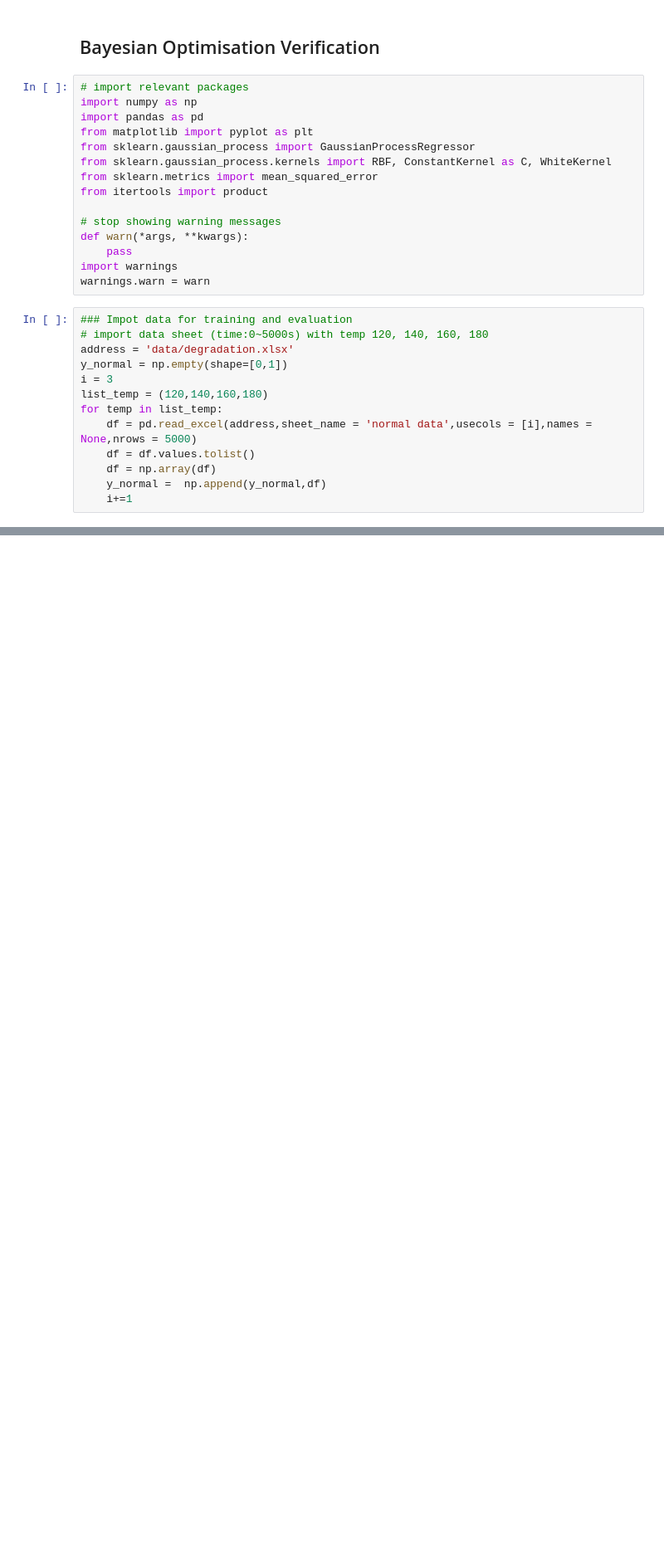
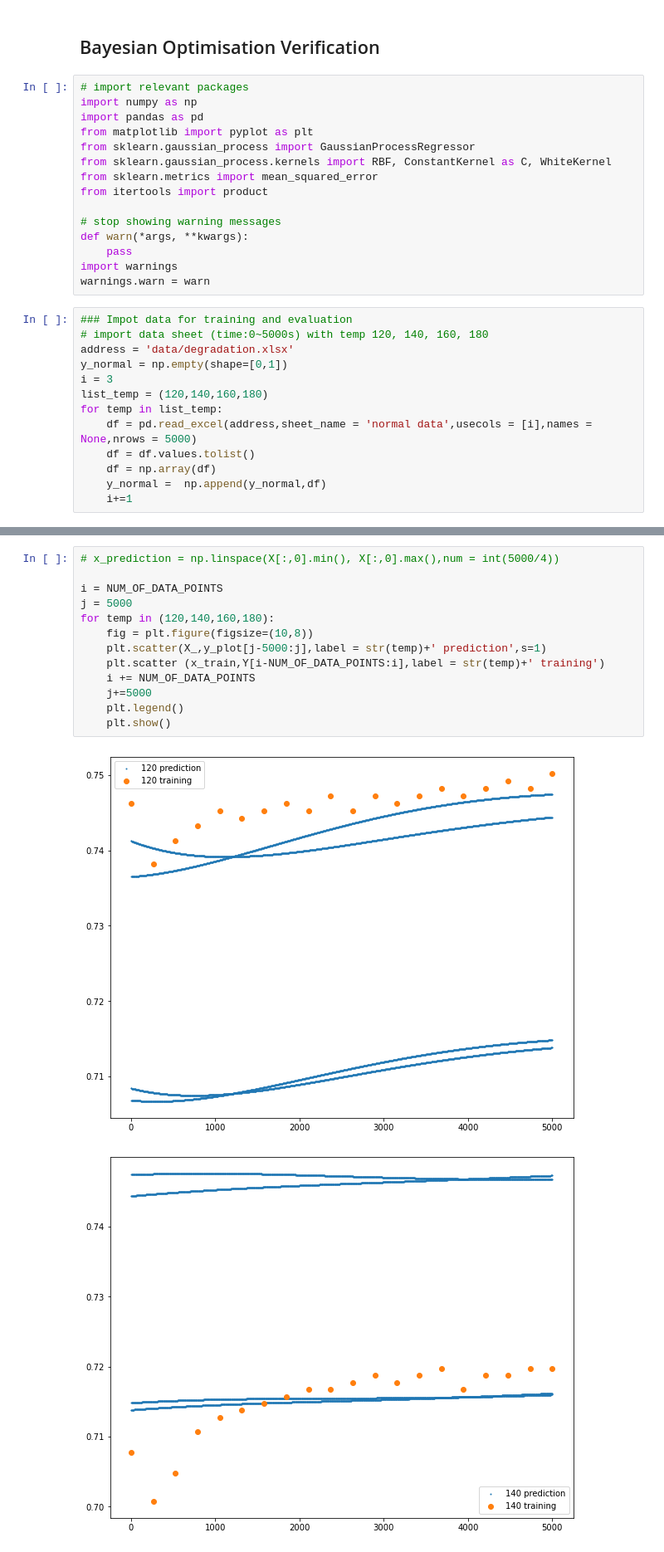
Before and after one commit to michelleliu1027/Bayesian_PV, a Jupyter notebook: BO_2d.ipynb, the cells around one changed output, grey strips where cells are left out. Shown at 83% size. Cells and saved outputs as stored; diff of their text form; blank space fills up the shorter version.

```diff
--- a/BO_2d.ipynb
+++ b/BO_2d.ipynb
@@ -103,0 +112,16 @@ plt.show()
+# %%
+# x_prediction = np.linspace(X[:,0].min(), X[:,0].max(),num = int(5000/4))
+
+i = NUM_OF_DATA_POINTS
+j = 5000
+for temp in (120,140,160,180):
+    fig = plt.figure(figsize=(10,8))
+    plt.scatter(X_,y_plot[j-5000:j],label = str(temp)+' prediction',s=1)
+    plt.scatter (x_train,Y[i-NUM_OF_DATA_POINTS:i],label = str(temp)+' training')
+    i += NUM_OF_DATA_POINTS
+    j+=5000
+    plt.legend()
+    plt.show()
+# %% [output]
+[figure, added]
+[figure, added]
```
Also changed, not shown: parts of 5 cells of this notebook.
